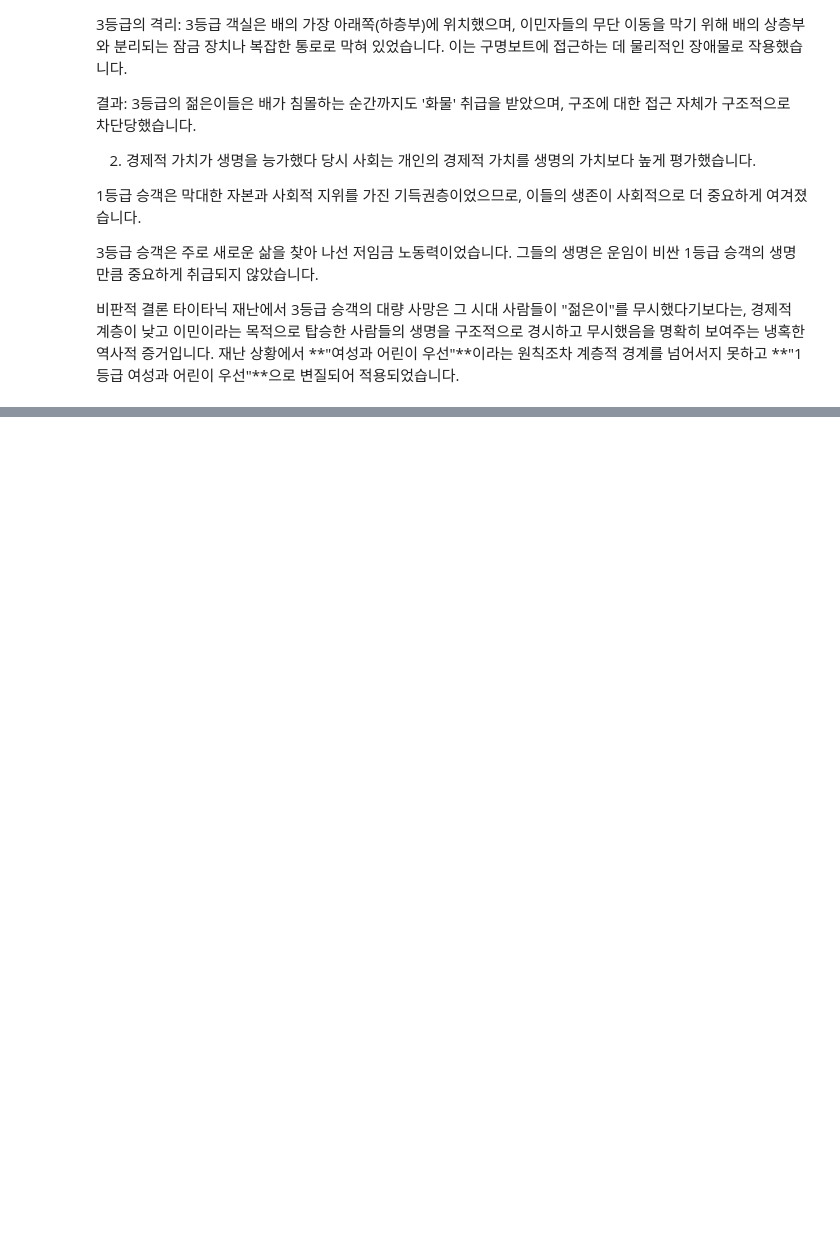
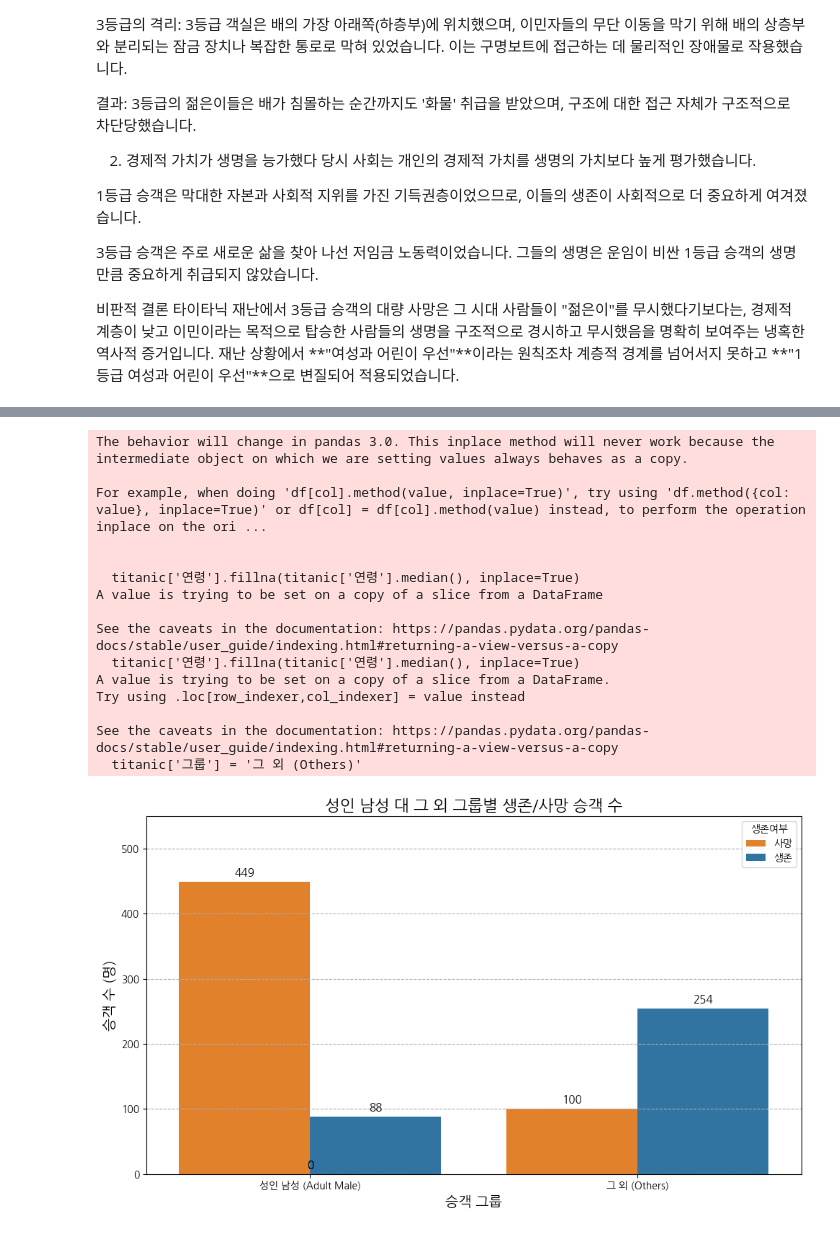
Before and after one commit to An0jin/Titanic, a Jupyter notebook: main.ipynb, the cells around one changed output, grey strips where cells are left out. Drawn from its saved outputs; the diff is of its cells as text; code cells hidden in the pictures; blank space fills up the shorter version.

```diff
--- a/main.ipynb
+++ b/main.ipynb
@@ -215,0 +251,51 @@ plt.show()
+# %%
+titanic['연령'].fillna(titanic['연령'].median(), inplace=True)
+
+# 2. '그룹' 피처 생성: '성인 남성'과 '그 외'
+# 성인 남성 정의: 성별='male' 이고 연령 >= 16
+
+# 3. 시각화 (갯수 기반)
+plt.figure(figsize=(10, 6))
+ax = sns.countplot(
+    x='그룹',
+    hue='생존여부',
+    data=titanic,
+    palette=['#ff7f0e', '#1f77b4'], # 사망(0): 주황, 생존(1): 파랑
+    order=['성인 남성 (Adult Male)', '그 외 (Others)'] # 성인 남성 먼저 표시
+)
+
+plt.title('성인 남성 대 그 외 그룹별 생존/사망 승객 수', fontsize=16)
+plt.xlabel('승객 그룹', fontsize=14)
+plt.ylabel('승객 수 (명)', fontsize=14)
+plt.legend(title='생존여부', labels=['사망', '생존'])
+plt.xticks(rotation=0)
+
+# 각 막대 위에 갯수 표시
+for p in ax.patches:
+    ax.annotate(f'{p.get_height():.0f}',
+                (p.get_x() + p.get_width() / 2., p.get_height()),
+                ha='center', va='center',
+                xytext=(0, 9),
+                textcoords='offset points',
+                fontsize=11)
+
+plt.ylim(0, 550) # y축 범위 조정
+plt.grid(axis='y', linestyle='--')
+plt.tight_layout()
+# %% [output]
+The behavior will change in pandas 3.0. This inplace method will never work because the intermediate object on which we are setting values always behaves as a copy.
+
+For example, when doing 'df[col].method(value, inplace=True)', try using 'df.method({col: value}, inplace=True)' or df[col] = df[col].method(value) instead, to perform the operation inplace on the ori ...
+
+
+  titanic['연령'].fillna(titanic['연령'].median(), inplace=True)
+A value is trying to be set on a copy of a slice from a DataFrame
+
+See the caveats in the documentation: https://pandas.pydata.org/pandas-docs/stable/user_guide/indexing.html#returning-a-view-versus-a-copy
+  titanic['연령'].fillna(titanic['연령'].median(), inplace=True)
+A value is trying to be set on a copy of a slice from a DataFrame.
+Try using .loc[row_indexer,col_indexer] = value instead
+
+See the caveats in the documentation: https://pandas.pydata.org/pandas-docs/stable/user_guide/indexing.html#returning-a-view-versus-a-copy
+  titanic['그룹'] = '그 외 (Others)'
+[figure, added]
```
Also changed, not shown: parts of 17 cells of this notebook, 2 other files.
